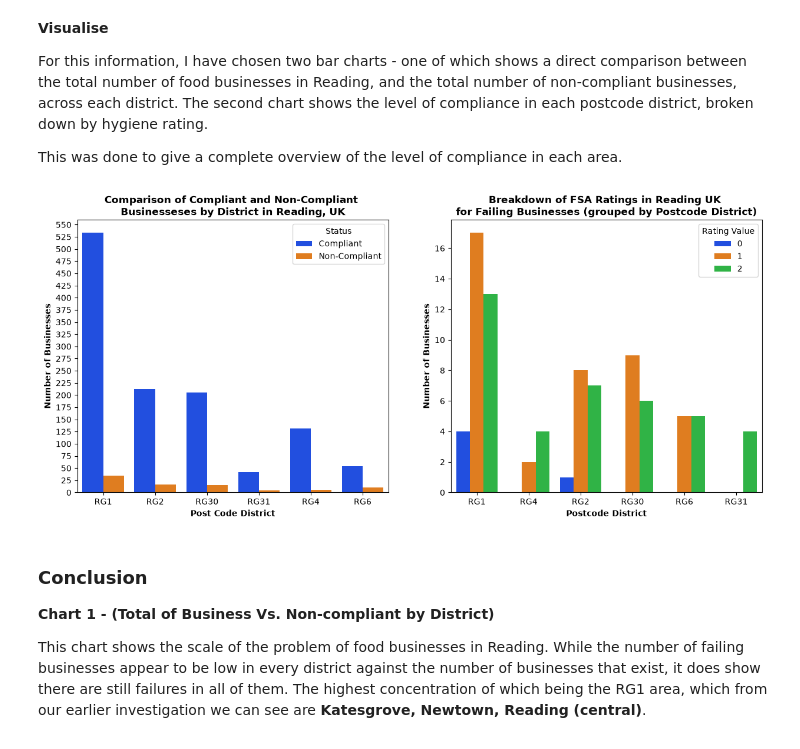
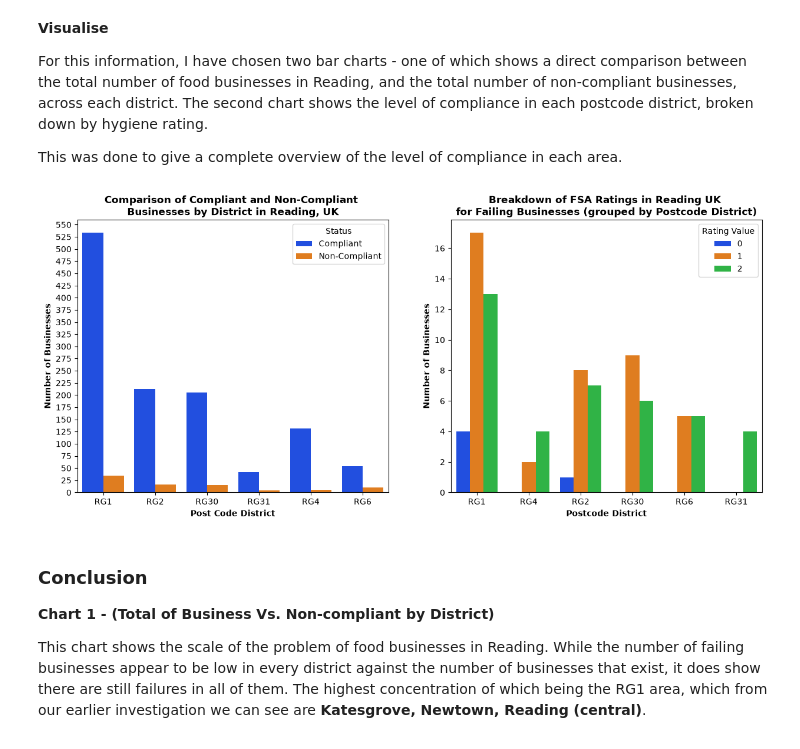
Before and after one commit to danb160/reading_food_hygiene_analysis, a Jupyter notebook: jupyter_notebooks/rfh_analysis_and_visualisations.ipynb, the cells around one changed output. Cells and saved outputs as stored; diff of their text form; code cells hidden in the pictures.

```diff
--- a/jupyter_notebooks/rfh_analysis_and_visualisations.ipynb
+++ b/jupyter_notebooks/rfh_analysis_and_visualisations.ipynb
@@ -409,35 +409,35 @@ sns.barplot(data=comparison_df, x='PostCodeDistrict', y='Count', hue='Business_T
 max_count = comparison_df['Count'].max()
 axes[0].set_yticks(np.arange(0, max_count + 25, 25))
 
 # Labelling
 axes[0].set_xlabel('Post Code District', fontweight='bold')
 axes[0].set_ylabel('Number of Businesses', fontweight='bold')
-axes[0].set_title('Comparison of Compliant and Non-Compliant \nBusinesseses by District in Reading, UK', fontweight='bold')
+axes[0].set_title('Comparison of Compliant and Non-Compliant \nBusinesses by District in Reading, UK', fontweight='bold')
 
 # Update the legend for clarity
 legend_0 = axes[0].get_legend()
 if legend_0:
     legend_0.set_title('Status')
     legend_0.texts[0].set_text('Compliant')
     legend_0.texts[1].set_text('Non-Compliant')
 
 # (chart 2) Failing businesses in each district
 sns.countplot(data=failing_df, x='PostCodeDistrict', hue='RatingValue', palette='bright', ax=axes[1])
 
 # Update the legend for clarity
 legend_1 = axes[1].get_legend()
 if legend_1:
     legend_1.set_title('Rating Value')
 
 # Labelling
 axes[1].set_title('Breakdown of FSA Ratings in Reading UK \nfor Failing Businesses (grouped by Postcode District)', fontweight='bold')
 axes[1].set_ylabel('Number of Businesses', fontweight='bold')
 axes[1].set_xlabel('Postcode District', fontweight='bold')
 
 
 plt.show()
 # %% [output]
-[figure, old version]
+[figure, new version]
 # %% [markdown]
 ### Conclusion
 
```
Also changed, not shown: parts of 6 cells of this notebook, 2 other files.
